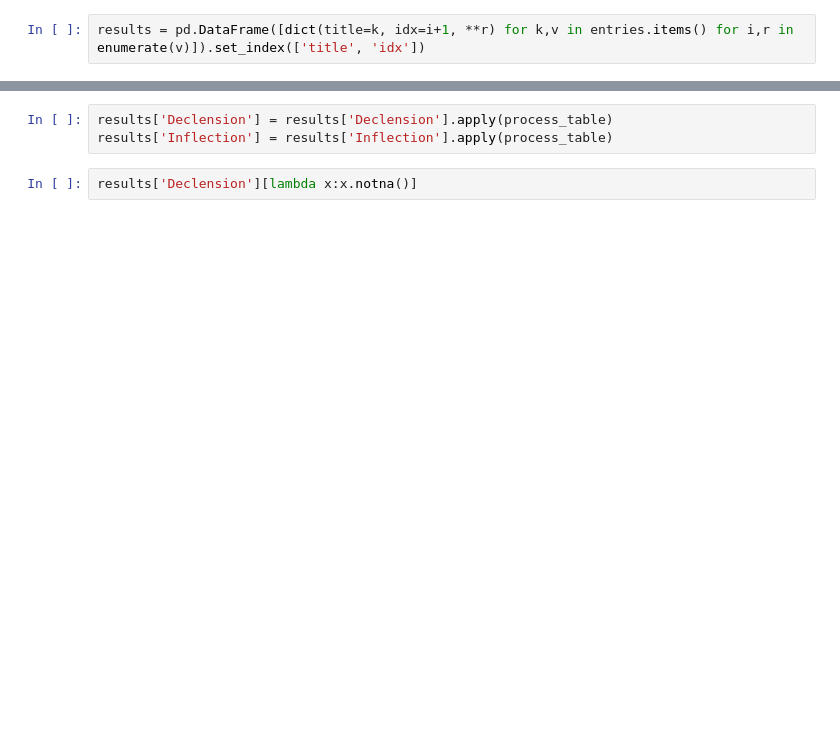
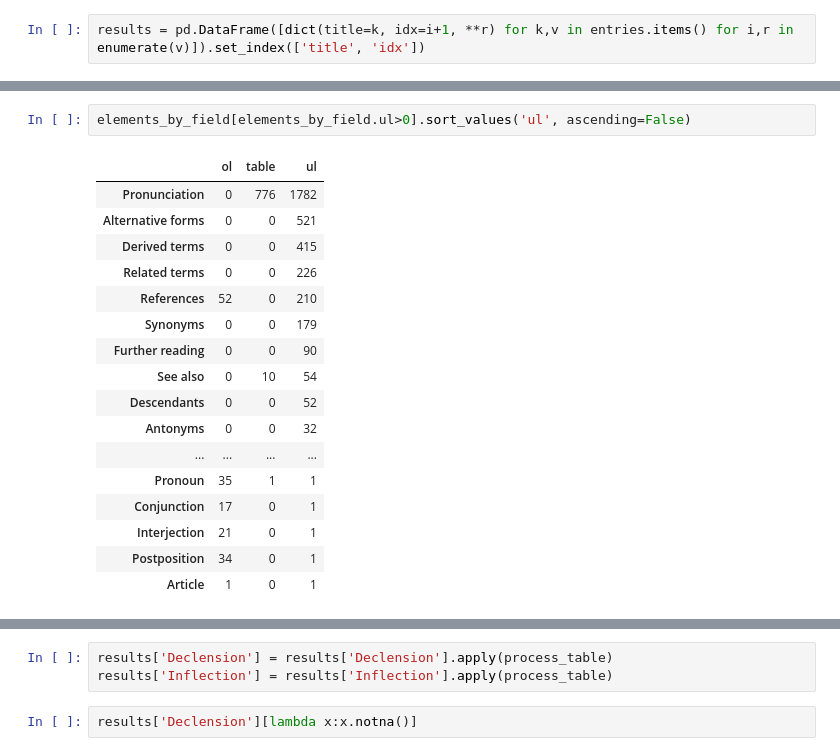
Before and after one commit to kebuhcah/viet-wiktionary-scrape, a Jupyter notebook: sandbox.ipynb, the cells around one changed output, grey strips where cells are left out. Cells and saved outputs as stored; diff of their text form; blank space fills up the shorter version.

```diff
--- a/sandbox.ipynb
+++ b/sandbox.ipynb
@@ -192,0 +197,20 @@ raw_results = pd.DataFrame([dict(title=k, idx=i+1, **r) for k,v in entries.items
+# %%
+elements_by_field[elements_by_field.ul>0].sort_values('ul', ascending=False)
+# %% [output]
+|  | ol | table | ul |
+| Pronunciation | 0 | 776 | 1782 |
+| Alternative forms | 0 | 0 | 521 |
+| Derived terms | 0 | 0 | 415 |
+| Related terms | 0 | 0 | 226 |
+| References | 52 | 0 | 210 |
+| Synonyms | 0 | 0 | 179 |
+| Further reading | 0 | 0 | 90 |
+| See also | 0 | 10 | 54 |
+| Descendants | 0 | 0 | 52 |
+| Antonyms | 0 | 0 | 32 |
+| ... | ... | ... | ... |
+| Pronoun | 35 | 1 | 1 |
+| Conjunction | 17 | 0 | 1 |
+| Interjection | 21 | 0 | 1 |
+| Postposition | 34 | 0 | 1 |
+| Article | 1 | 0 | 1 |
```
Also changed, not shown: parts of 8 cells of this notebook.
